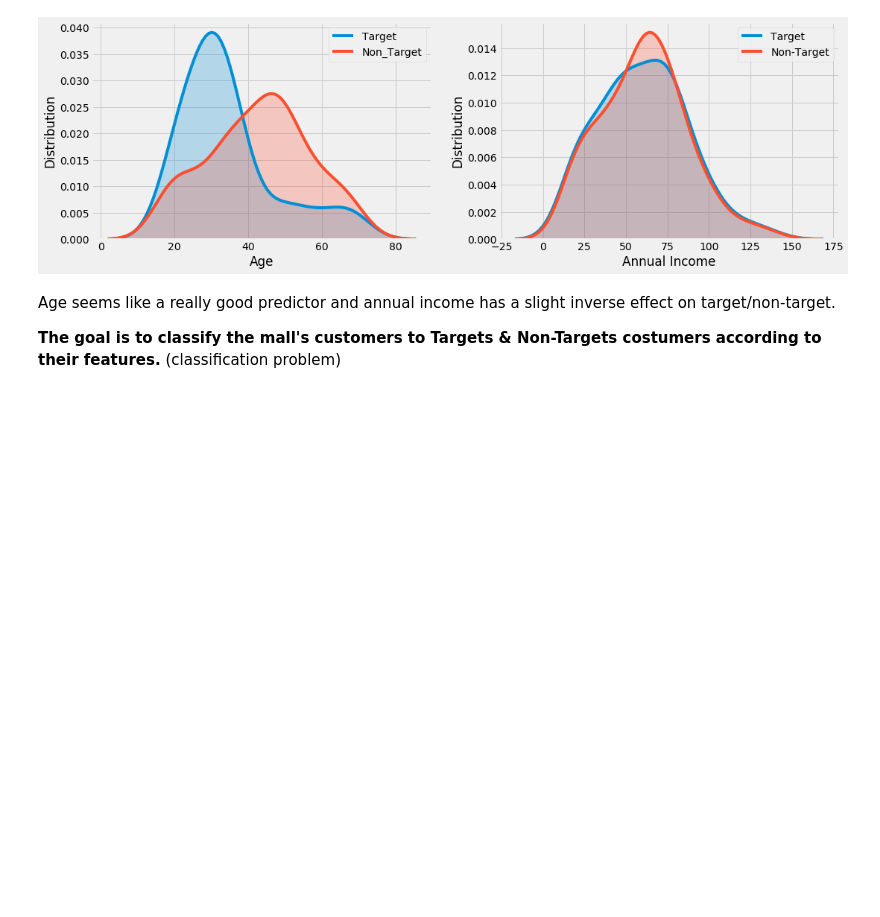
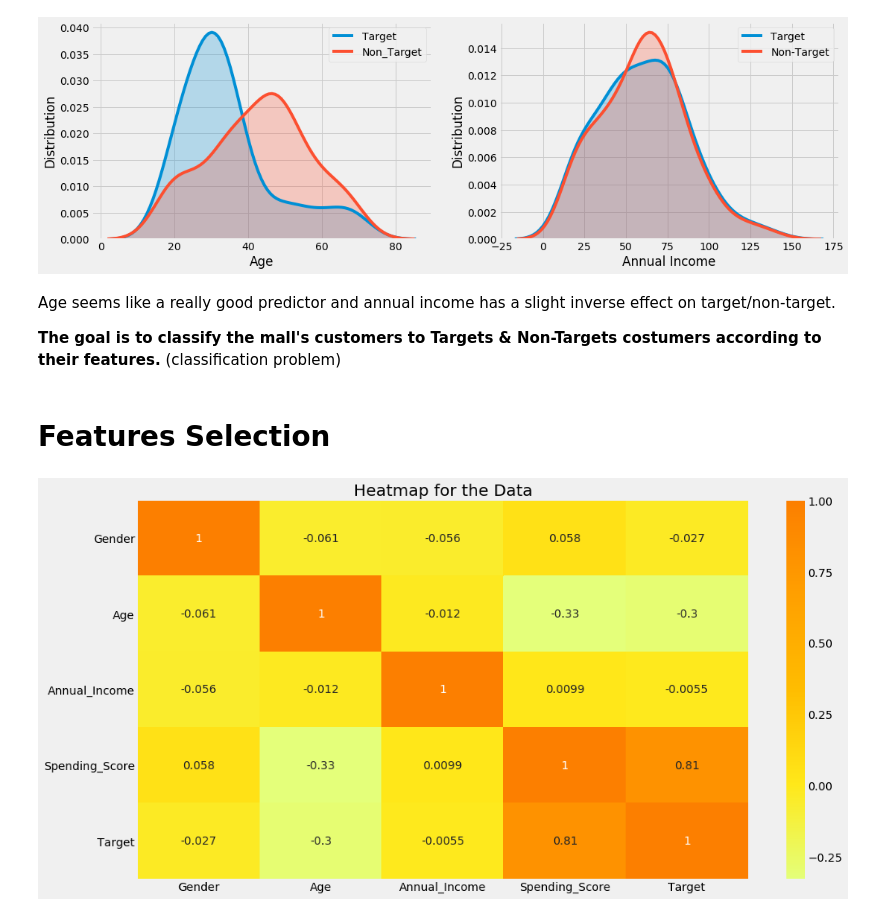
Before and after one commit to NoaAizer/ML_projects, a Jupyter notebook: Mall_Customers.ipynb, the cells around one changed output. Cells and saved outputs as stored; diff of their text form; code cells hidden in the pictures; blank space fills up the shorter version.

```diff
--- a/Mall_Customers.ipynb
+++ b/Mall_Customers.ipynb
@@ -183,3 +197,12 @@ Age seems like a really good predictor and annual income has a slight inverse ef
 
 
 **The goal is to classify the mall's customers to Targets & Non-Targets costumers according to their features.** (classification problem)
+# %% [markdown]
+# Features Selection
+# %%
+fig = plt.figure(figsize=(15,8))
+sns.heatmap(df.corr(), cmap = 'Wistia', annot = True)
+plt.title('Heatmap for the Data', fontsize = 20)
+plt.show()
+# %% [output]
+[figure, added]
```
Also changed, not shown: parts of 66 cells of this notebook.
